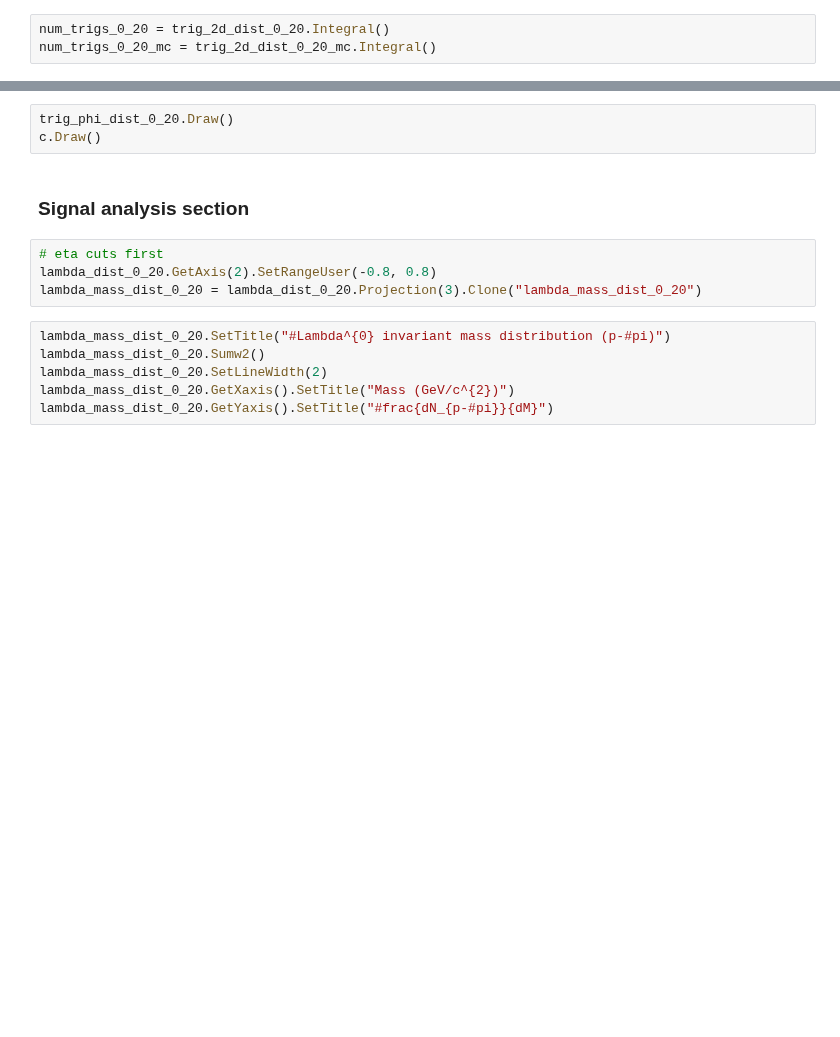
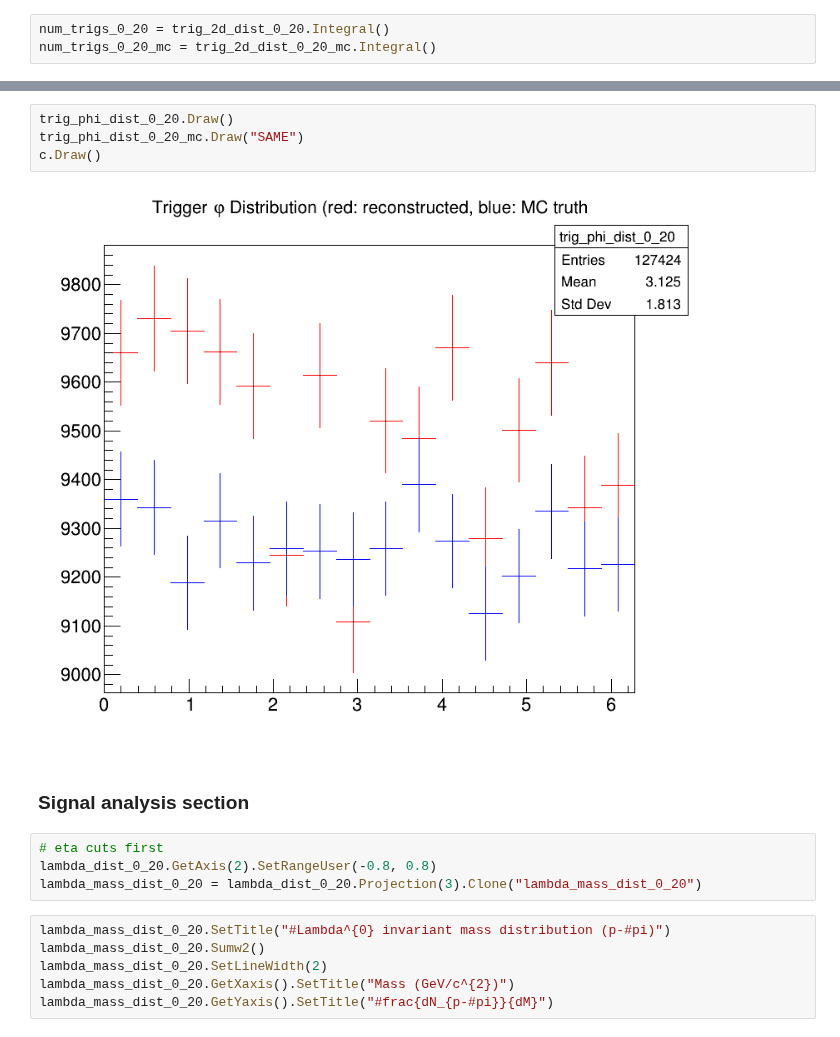
Before and after one commit to rhanniga/lambda-over-hadron, a Jupyter notebook: mc/offline/v0_closure_test.ipynb, the cells around one changed output, grey strips where cells are left out. Drawn from its saved outputs; the diff is of its cells as text; blank space fills up the shorter version.

```diff
--- a/mc/offline/v0_closure_test.ipynb
+++ b/mc/offline/v0_closure_test.ipynb
@@ -126,6 +143,9 @@ c.Draw()
 # %%
 trig_phi_dist_0_20.Draw()
+trig_phi_dist_0_20_mc.Draw("SAME")
 c.Draw()
+# %% [output]
+[figure, added]
 # %% [markdown]
 ### Signal analysis section
 # %%
```
Also changed, not shown: parts of 48 cells of this notebook, 3 other files.
